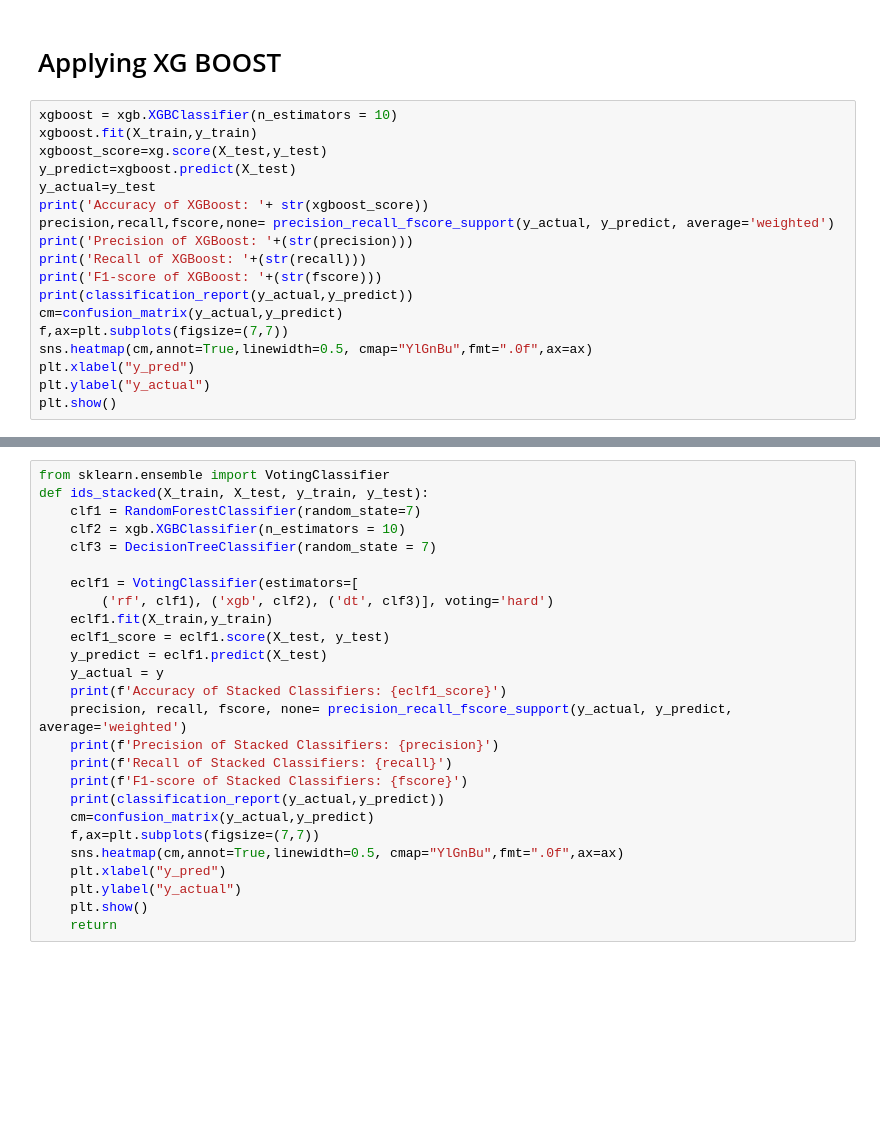
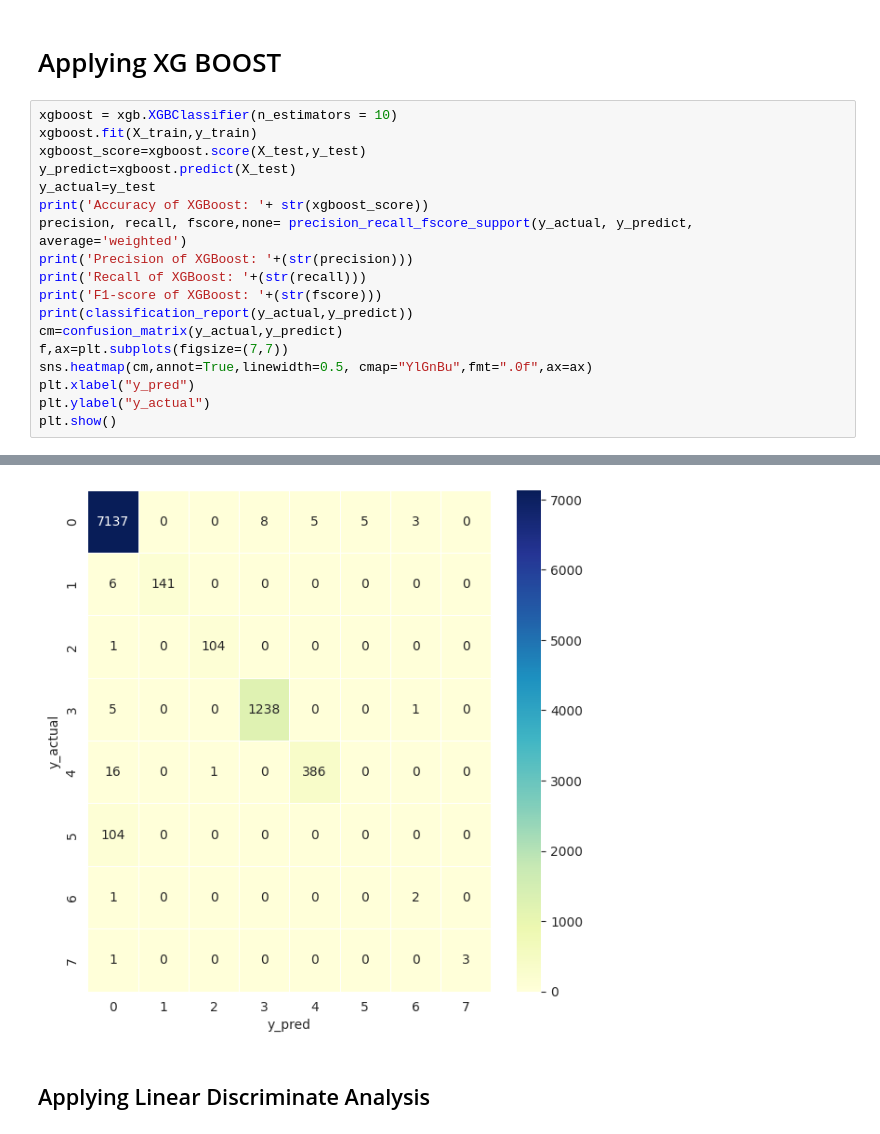
Before and after one commit to wvent777/BlockchainIntrusionDetectionSystem, a Jupyter notebook: hybrid_ids.ipynb, the cells around one changed output, grey strips where cells are left out. Saved outputs shown, nothing was run; the diff lists cells and outputs as text; blank space fills up the shorter version.

```diff
--- a/hybrid_ids.ipynb
+++ b/hybrid_ids.ipynb
@@ -431,11 +465,11 @@ plt.show()
 # %%
 xgboost = xgb.XGBClassifier(n_estimators = 10)
 xgboost.fit(X_train,y_train)
-xgboost_score=xg.score(X_test,y_test)
+xgboost_score=xgboost.score(X_test,y_test)
 y_predict=xgboost.predict(X_test)
 y_actual=y_test
 print('Accuracy of XGBoost: '+ str(xgboost_score))
-precision,recall,fscore,none= precision_recall_fscore_support(y_actual, y_predict, average='weighted')
+precision, recall, fscore,none= precision_recall_fscore_support(y_actual, y_predict, average='weighted')
 print('Precision of XGBoost: '+(str(precision)))
 print('Recall of XGBoost: '+(str(recall)))
 print('F1-score of XGBoost: '+(str(fscore)))
@@ -446,3 +480,4 @@ sns.heatmap(cm,annot=True,linewidth=0.5, cmap="YlGnBu",fmt=".0f",ax=ax)
 plt.xlabel("y_pred")
 plt.ylabel("y_actual")
 plt.show()
+# %% [output]
@@ -449,26 +503,3 @@ plt.show()
+[figure, added]
-# %%
-from sklearn.ensemble import VotingClassifier
-def ids_stacked(X_train, X_test, y_train, y_test):
-    clf1 = RandomForestClassifier(random_state=7)
-    clf2 = xgb.XGBClassifier(n_estimators = 10)
-    clf3 = DecisionTreeClassifier(random_state = 7)
-
-    eclf1 = VotingClassifier(estimators=[
-        ('rf', clf1), ('xgb', clf2), ('dt', clf3)], voting='hard')
-    eclf1.fit(X_train,y_train)
-    eclf1_score = eclf1.score(X_test, y_test)
-    y_predict = eclf1.predict(X_test)
-    y_actual = y
-    print(f'Accuracy of Stacked Classifiers: {eclf1_score}')
-    precision, recall, fscore, none= precision_recall_fscore_support(y_actual, y_predict, average='weighted')
-    print(f'Precision of Stacked Classifiers: {precision}')
-    print(f'Recall of Stacked Classifiers: {recall}')
-    print(f'F1-score of Stacked Classifiers: {fscore}')
-    print(classification_report(y_actual,y_predict))
-    cm=confusion_matrix(y_actual,y_predict)
-    f,ax=plt.subplots(figsize=(7,7))
-    sns.heatmap(cm,annot=True,linewidth=0.5, cmap="YlGnBu",fmt=".0f",ax=ax)
-    plt.xlabel("y_pred")
-    plt.ylabel("y_actual")
-    plt.show()
-    return
+# %% [markdown]
+## Applying Linear Discriminate Analysis
```
Also changed, not shown: parts of 17 cells of this notebook, 15 other files.
